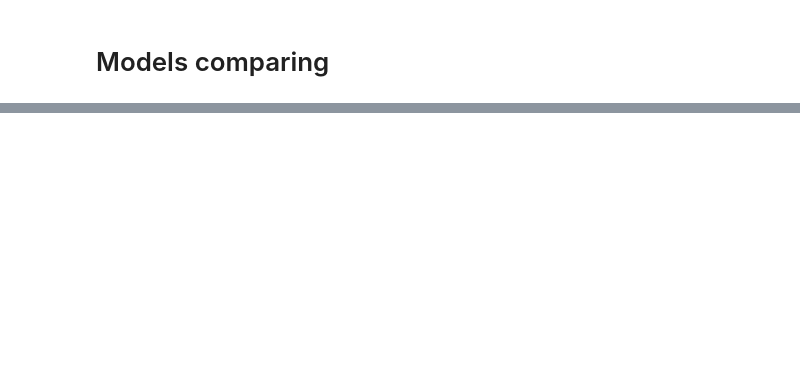
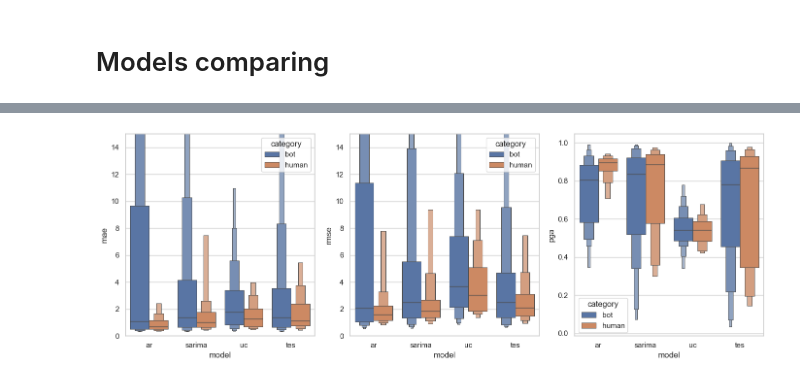
Before and after one commit to uhourri/GH-Bots-API, a Jupyter notebook: code/Models comparing using time sequences v2.ipynb, the cells around one changed output, grey strips where cells are left out. Saved outputs shown, nothing was run; the diff lists cells and outputs as text; code cells hidden in the pictures; blank space fills up the shorter version.

```diff
--- a/code/Models comparing using time sequences v2.ipynb
+++ b/code/Models comparing using time sequences v2.ipynb
@@ -501,0 +447,14 @@ plt.show()
+# %%
+fig, axes = plt.subplots(1, 3, figsize=(14, 5))
+
+sns.boxenplot(data=results, x='model', y='mae', hue='category', ax=axes[0], showfliers=False)
+sns.boxenplot(data=results, x='model', y='rmse', hue='category', ax=axes[1], showfliers=False)
+sns.boxenplot(data=results, x='model', y='pga', hue='category', ax=axes[2], showfliers=False)
+
+axes[0].set_ylim(0, 15)
+axes[1].set_ylim(0, 15)
+
+plt.tight_layout()
+plt.show()
+# %% [output]
+[figure, added]
```
Also changed, not shown: parts of 25 cells of this notebook, 4 other files.
